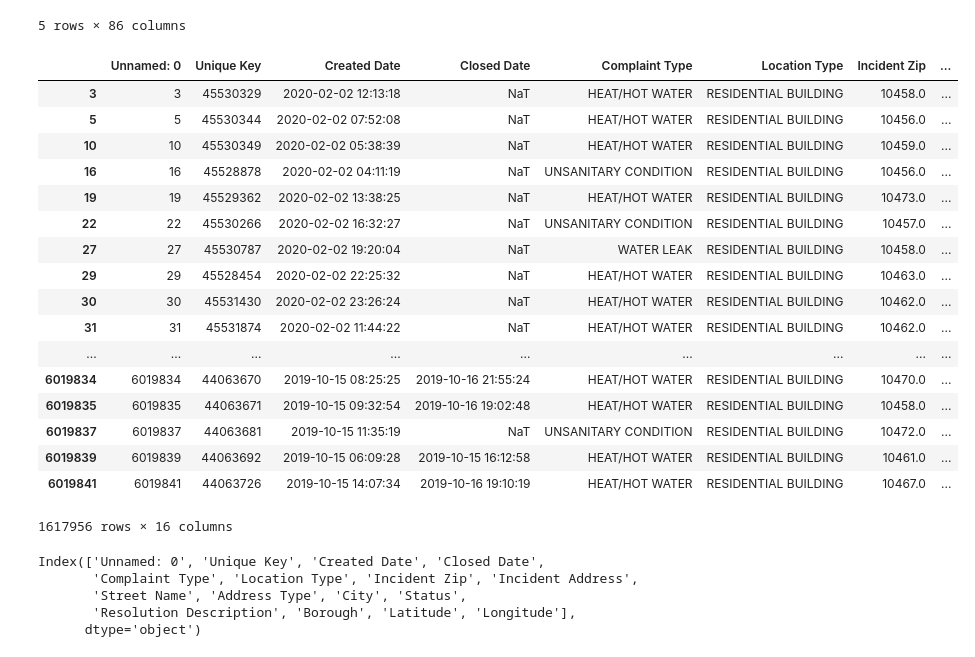
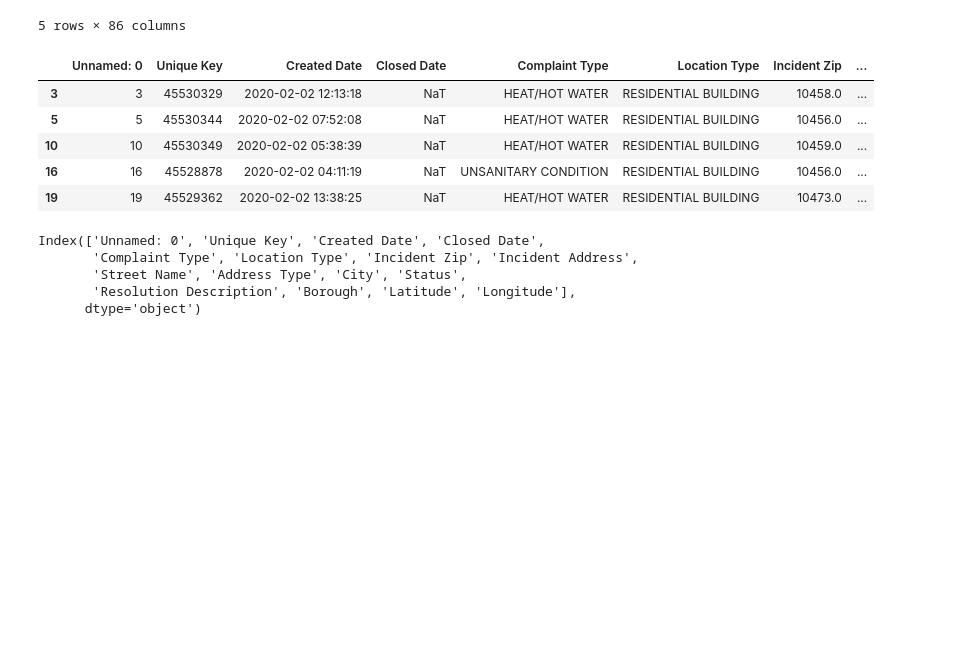
Before and after one commit to yaulin/ibm_ds_capstone, a Jupyter notebook: notebook1.ipynb, the cells around one changed output. Drawn from its saved outputs; the diff is of its cells as text; code cells hidden in the pictures; blank space fills up the shorter version.

```diff
--- a/notebook1.ipynb
+++ b/notebook1.ipynb
@@ -329,6 +329,7 @@ df_NYC311['Complaint Type']=df_NYC311['Complaint Type'].replace(['PAINT - PLASTE
 df_NYC311['Complaint Type']=df_NYC311['Complaint Type'].replace(['Plumbing'],'PLUMBING')
 df_NYC311['Complaint Type']=df_NYC311['Complaint Type'].replace(['Safety'],'SAFETY')
 df_NYC311['Complaint Type']=df_NYC311['Complaint Type'].replace(['Unsanitary Condition'],'UNSANITARY CONDITION')
+df_NYC311['Complaint Type']=df_NYC311['Complaint Type'].replace(['HEATING'],'HEAT/HOT WATER')
 # %% [markdown]
 Using 80,000 as a threshold, what complaint type(s) do you recommend the Department of Housing Preservation and Development of New York City address first? Select all that apply.
 # %%
@@ -762,26 +635,14 @@ df_BX1.head()
 5 rows × 86 columns
 # %%
 df_NYC311_01=df_NYC311[df_NYC311['Borough']=='BRONX']
-df_NYC311_01
+df_NYC311_01.head()
 # %% [output]
 |  | Unnamed: 0 | Unique Key | Created Date | Closed Date | Complaint Type | Location Type | Incident Zip | ... |
 | 3 | 3 | 45530329 | 2020-02-02 12:13:18 | NaT | HEAT/HOT WATER | RESIDENTIAL BUILDING | 10458.0 | ... |
 | 5 | 5 | 45530344 | 2020-02-02 07:52:08 | NaT | HEAT/HOT WATER | RESIDENTIAL BUILDING | 10456.0 | ... |
 | 10 | 10 | 45530349 | 2020-02-02 05:38:39 | NaT | HEAT/HOT WATER | RESIDENTIAL BUILDING | 10459.0 | ... |
 | 16 | 16 | 45528878 | 2020-02-02 04:11:19 | NaT | UNSANITARY CONDITION | RESIDENTIAL BUILDING | 10456.0 | ... |
 | 19 | 19 | 45529362 | 2020-02-02 13:38:25 | NaT | HEAT/HOT WATER | RESIDENTIAL BUILDING | 10473.0 | ... |
-| 22 | 22 | 45530266 | 2020-02-02 16:32:27 | NaT | UNSANITARY CONDITION | RESIDENTIAL BUILDING | 10457.0 | ... |
-| 27 | 27 | 45530787 | 2020-02-02 19:20:04 | NaT | WATER LEAK | RESIDENTIAL BUILDING | 10458.0 | ... |
-| 29 | 29 | 45528454 | 2020-02-02 22:25:32 | NaT | HEAT/HOT WATER | RESIDENTIAL BUILDING | 10463.0 | ... |
-| 30 | 30 | 45531430 | 2020-02-02 23:26:24 | NaT | HEAT/HOT WATER | RESIDENTIAL BUILDING | 10462.0 | ... |
-| 31 | 31 | 45531874 | 2020-02-02 11:44:22 | NaT | HEAT/HOT WATER | RESIDENTIAL BUILDING | 10462.0 | ... |
-| ... | ... | ... | ... | ... | ... | ... | ... | ... |
-| 6019834 | 6019834 | 44063670 | 2019-10-15 08:25:25 | 2019-10-16 21:55:24 | HEAT/HOT WATER | RESIDENTIAL BUILDING | 10470.0 | ... |
-| 6019835 | 6019835 | 44063671 | 2019-10-15 09:32:54 | 2019-10-16 19:02:48 | HEAT/HOT WATER | RESIDENTIAL BUILDING | 10458.0 | ... |
-| 6019837 | 6019837 | 44063681 | 2019-10-15 11:35:19 | NaT | UNSANITARY CONDITION | RESIDENTIAL BUILDING | 10472.0 | ... |
-| 6019839 | 6019839 | 44063692 | 2019-10-15 06:09:28 | 2019-10-15 16:12:58 | HEAT/HOT WATER | RESIDENTIAL BUILDING | 10461.0 | ... |
-| 6019841 | 6019841 | 44063726 | 2019-10-15 14:07:34 | 2019-10-16 19:10:19 | HEAT/HOT WATER | RESIDENTIAL BUILDING | 10467.0 | ... |
-1617956 rows × 16 columns
 # %%
 df_NYC311_01.columns
 # %% [output]
```
Also changed, not shown: parts of 61 cells of this notebook.
